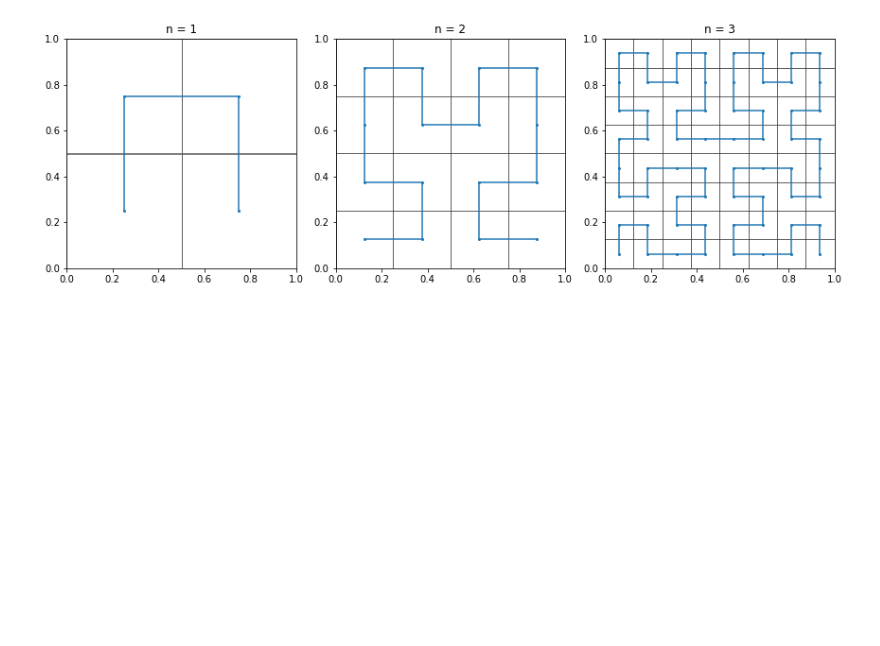
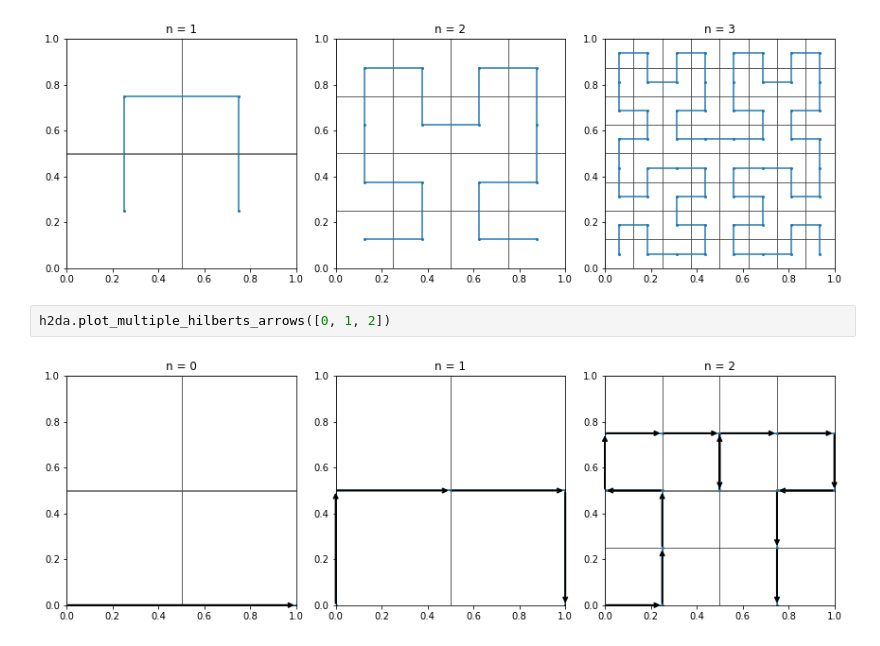
Before and after one commit to NIE0087/BP---prostor-vyplnujici-krivky, a Jupyter notebook: example.ipynb, the cells around one changed output. Saved outputs shown, nothing was run; the diff lists cells and outputs as text; blank space fills up the shorter version.

```diff
--- a/example.ipynb
+++ b/example.ipynb
@@ -120,6 +121,10 @@ h2da.plot_nicer_hilbert_polygon(1)
 h2da.plot_multiple_hilberts([1, 2, 3])
 # %% [output]
 [figure]
+# %%
+h2da.plot_multiple_hilberts_arrows([0, 1, 2])
+# %% [output]
+[figure, added]
 # %%
 hilbert = Hilbert3D(10)
 hilbert.plot_hilbert_curve(4)
```
Also changed, not shown: parts of 4 cells of this notebook, 2 other files.
